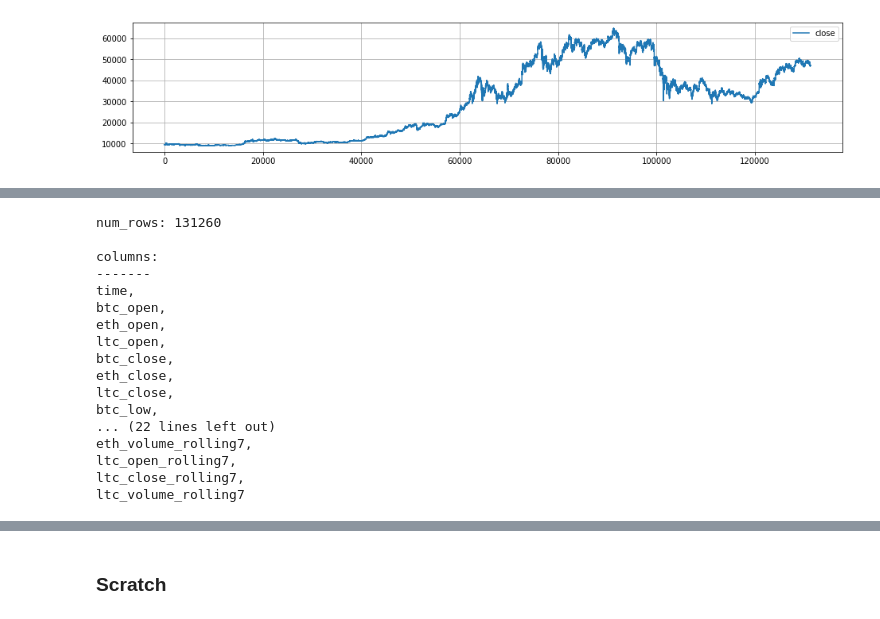
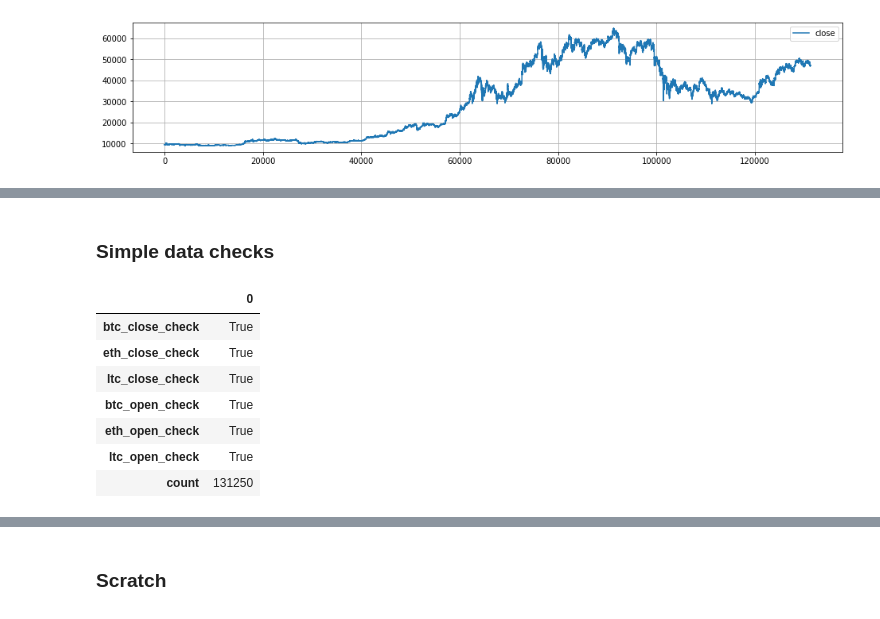
Before and after one commit to karipuf/crypto, a Jupyter notebook: Cryptooo.ipynb, the cells around one changed output, grey strips where cells are left out. Saved outputs shown, nothing was run; the diff lists cells and outputs as text; code cells hidden in the pictures.

```diff
--- a/Cryptooo.ipynb
+++ b/Cryptooo.ipynb
@@ -104,21 +86,17 @@ display(df.limit(3).toPandas())
-# %%
-colstr=',\n'.join(df.columns)
-print(f"num_rows: {df.count()}\n\ncolumns:\n-------\n{colstr}")
-# %% [output]
-num_rows: 131260
-
-columns:
--------
-time,
-btc_open,
-eth_open,
-ltc_open,
-btc_close,
-eth_close,
-ltc_close,
-btc_low,
-... (22 lines left out)
-eth_volume_rolling7,
-ltc_open_rolling7,
-ltc_close_rolling7,
-ltc_volume_rolling7
+# %% [markdown]
+### Simple data checks
+# %%
+# Low and high prices should always bracket all the other prices
+df.groupby(*[F.expr(f"{coin}_close between {coin}_low and {coin}_high as {coin}_close_check")
+           for coin in ['btc','eth','ltc']],
+           *[F.expr(f"{coin}_open between {coin}_low and {coin}_high as {coin}_open_check")
+           for coin in ['btc','eth','ltc']]).count().toPandas().T
+# %% [output]
+|  | 0 |
+| btc_close_check | True |
+| eth_close_check | True |
+| ltc_close_check | True |
+| btc_open_check | True |
+| eth_open_check | True |
+| ltc_open_check | True |
+| count | 131250 |
```
Also changed, not shown: parts of 6 cells of this notebook.
